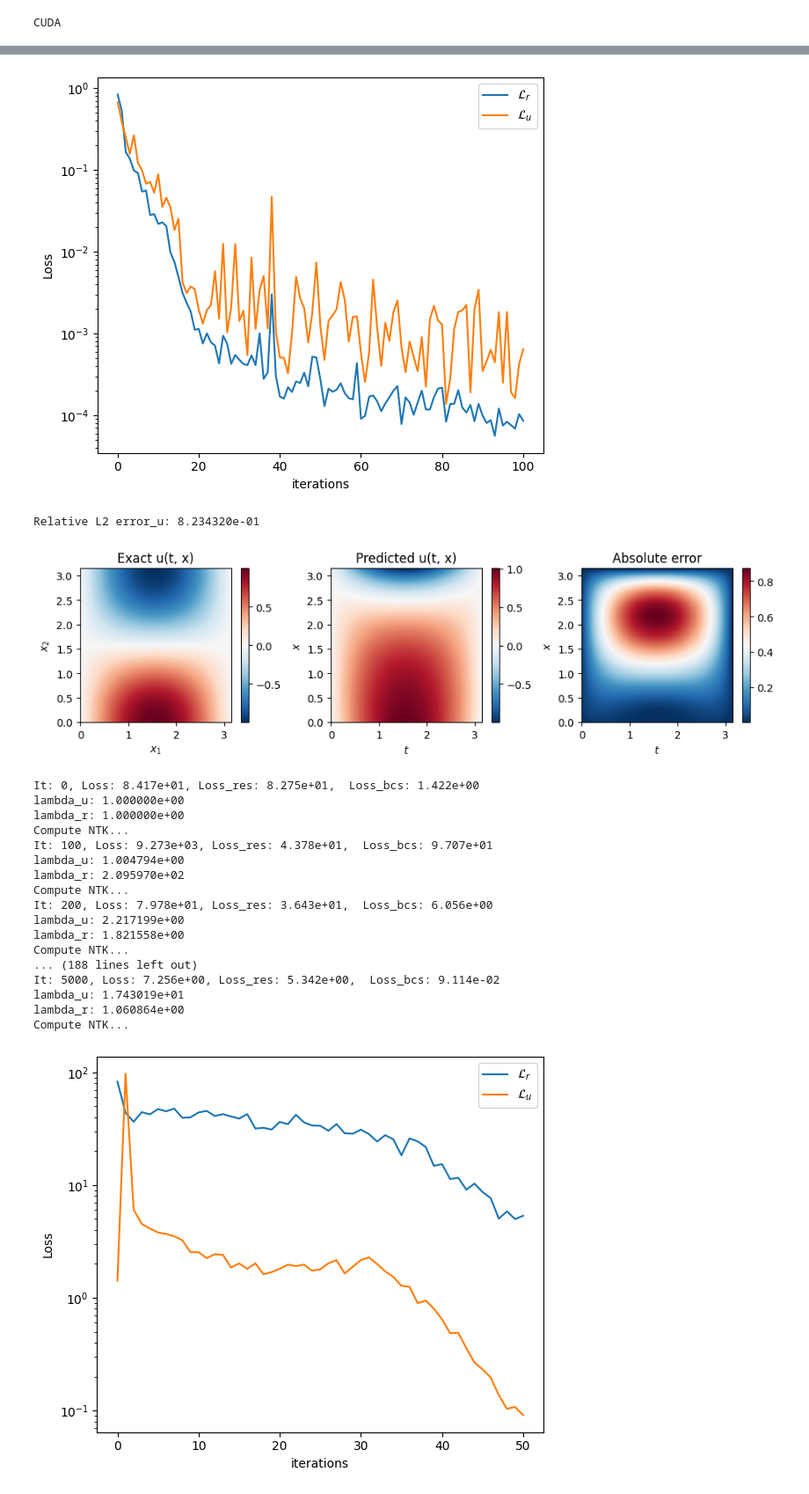
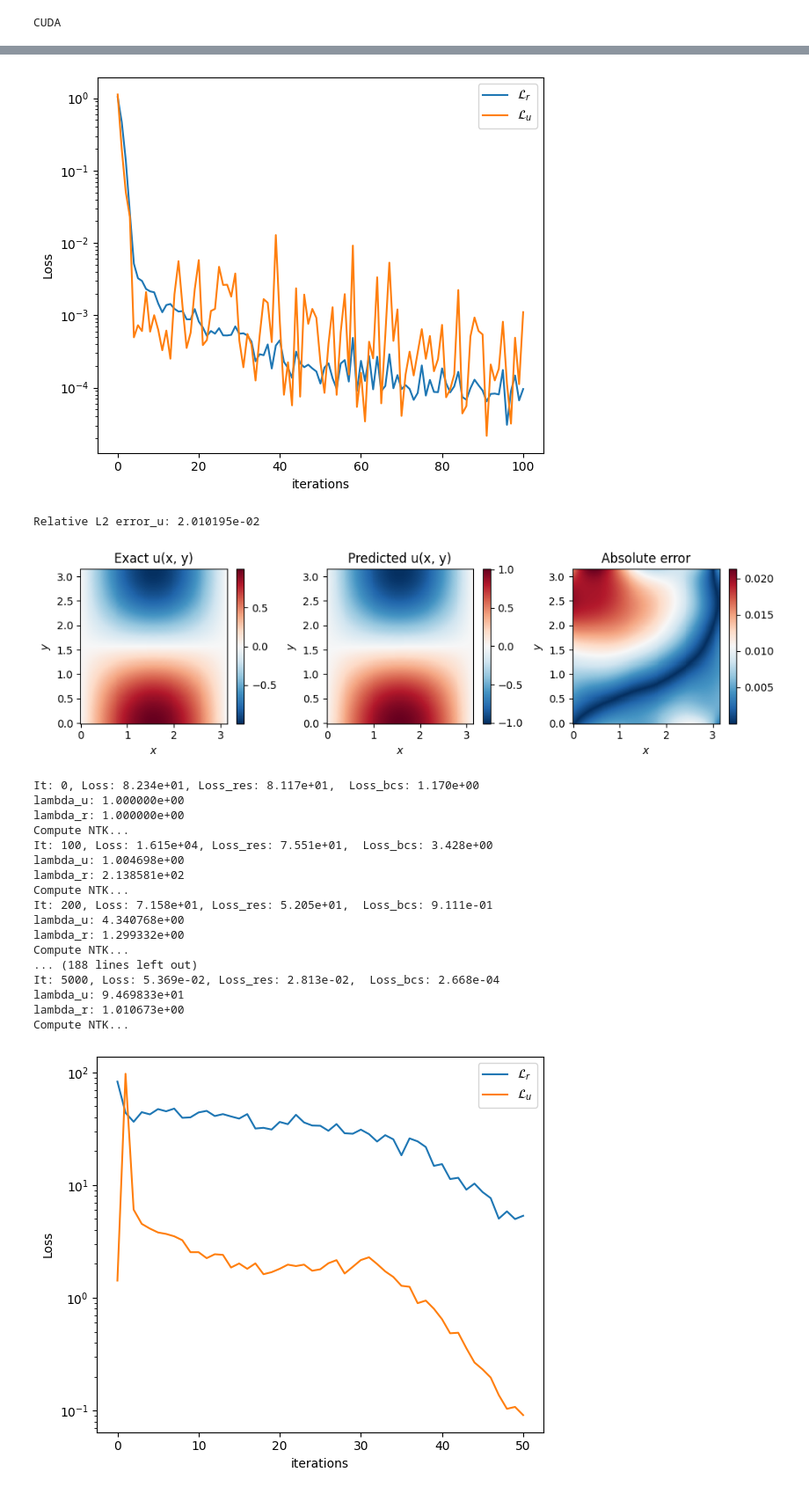
Before and after one commit to Pisarenkova/KT_2025, a Jupyter notebook: PINN.ipynb, the cells around one changed output, grey strips where cells are left out. Shown at 88% size. Saved outputs shown, nothing was run; the diff lists cells and outputs as text; code cells hidden in the pictures.

```diff
--- a/PINN.ipynb
+++ b/PINN.ipynb
@@ -405,7 +405,7 @@ def operator(u, t, x, k, l):
         create_graph=True
     )[0]
 
-    residual = -(u_tt + u_xx) - (k**2+l**2) * torch.sin(k ** t)*torch.cos(l ** x)
+    residual = -(u_tt + u_xx) - (k**2+l**2) * torch.sin(k * t)*torch.cos(l * x)
     return residual
 # %%
 # Domain boundaries
@@ -486,7 +486,7 @@ plt.legend()
 plt.tight_layout()
 plt.show()
 # %% [output]
-[figure, old version]
+[figure, new version]
 # %%
 example = 200
 t = np.linspace(dom_coords[0, 0], dom_coords[1, 0], example)[:, None]
@@ -504,40 +504,40 @@ error_u = np.linalg.norm(u_star - u_pred, 2) / np.linalg.norm(u_star, 2)
 
 print('Relative L2 error_u: %e' % (error_u))
 # %% [output]
-Relative L2 error_u: 8.234320e-01
+Relative L2 error_u: 2.010195e-02
 # %%
 U_star = griddata(X_star, u_star.flatten(), (t, x), method='cubic')
 R_star = griddata(X_star, R_star.flatten(), (t, x), method='cubic')
 U_pred = griddata(X_star, u_pred.flatten(), (t, x), method='cubic')
 R_pred = griddata(X_star, r_pred.flatten(), (t, x), method='cubic')
 
 
 plt.figure(figsize=(10, 3))
 plt.subplot(1, 3, 1)
 plt.pcolor(t, x, U_star, cmap='RdBu_r', shading='auto')
 plt.colorbar()
-plt.xlabel('$x_1$')
-plt.ylabel('$x_2$')
-plt.title('Exact u(t, x)')
+plt.xlabel('$x$')
+plt.ylabel('$y$')
+plt.title('Exact u(x, y)')
 plt.tight_layout()
 
 plt.subplot(1, 3, 2)
 plt.pcolor(t, x, U_pred, cmap='RdBu_r', shading='auto')
 plt.colorbar()
-plt.xlabel('$t$')
-plt.ylabel('$x$')
-plt.title('Predicted u(t, x)')
+plt.xlabel('$x$')
+plt.ylabel('$y$')
+plt.title('Predicted u(x, y)')
 plt.tight_layout()
 
 plt.subplot(1, 3, 3)
 plt.pcolor(t, x, np.abs(U_star - U_pred), cmap='RdBu_r', shading='auto')
 plt.colorbar()
-plt.xlabel('$t$')
-plt.ylabel('$x$')
+plt.xlabel('$x$')
+plt.ylabel('$y$')
 plt.title('Absolute error')
 plt.tight_layout()
 # %% [output]
-[figure, old version]
+[figure, new version]
 # %%
 # Define PINN model
 k = 3
@@ -554,22 +554,22 @@ update_lam = True # Compute and update the loss weights using the NTK
 
 model.train(nIter=itertaions, batch_size=kernel_size, log_NTK=log_NTK, update_lam=update_lam)
 # %% [output]
-It: 0, Loss: 8.417e+01, Loss_res: 8.275e+01,  Loss_bcs: 1.422e+00
+It: 0, Loss: 8.234e+01, Loss_res: 8.117e+01,  Loss_bcs: 1.170e+00
 lambda_u: 1.000000e+00
 lambda_r: 1.000000e+00
 Compute NTK...
-It: 100, Loss: 9.273e+03, Loss_res: 4.378e+01,  Loss_bcs: 9.707e+01
-lambda_u: 1.004794e+00
-lambda_r: 2.095970e+02
+It: 100, Loss: 1.615e+04, Loss_res: 7.551e+01,  Loss_bcs: 3.428e+00
+lambda_u: 1.004698e+00
+lambda_r: 2.138581e+02
 Compute NTK...
-It: 200, Loss: 7.978e+01, Loss_res: 3.643e+01,  Loss_bcs: 6.056e+00
-lambda_u: 2.217199e+00
-lambda_r: 1.821558e+00
+It: 200, Loss: 7.158e+01, Loss_res: 5.205e+01,  Loss_bcs: 9.111e-01
+lambda_u: 4.340768e+00
+lambda_r: 1.299332e+00
 Compute NTK...
 ... (188 lines left out)
-It: 5000, Loss: 7.256e+00, Loss_res: 5.342e+00,  Loss_bcs: 9.114e-02
-lambda_u: 1.743019e+01
-lambda_r: 1.060864e+00
+It: 5000, Loss: 5.369e-02, Loss_res: 2.813e-02,  Loss_bcs: 2.668e-04
+lambda_u: 9.469833e+01
+lambda_r: 1.010673e+00
 Compute NTK...
 # %%
 loss_res = model.loss_res_log
```
Also changed, not shown: parts of 3 cells of this notebook.
